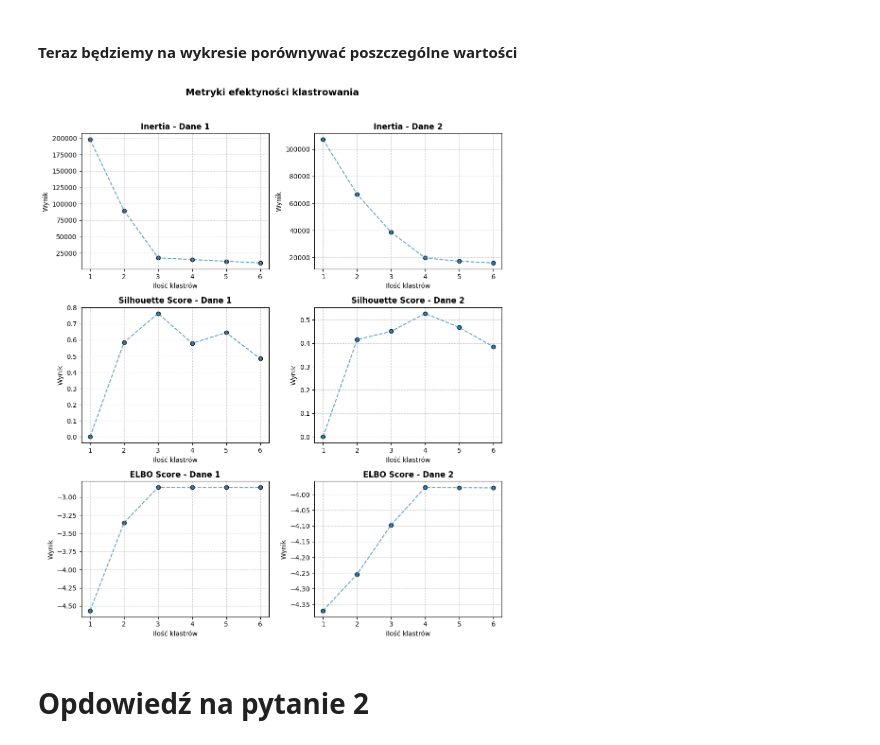
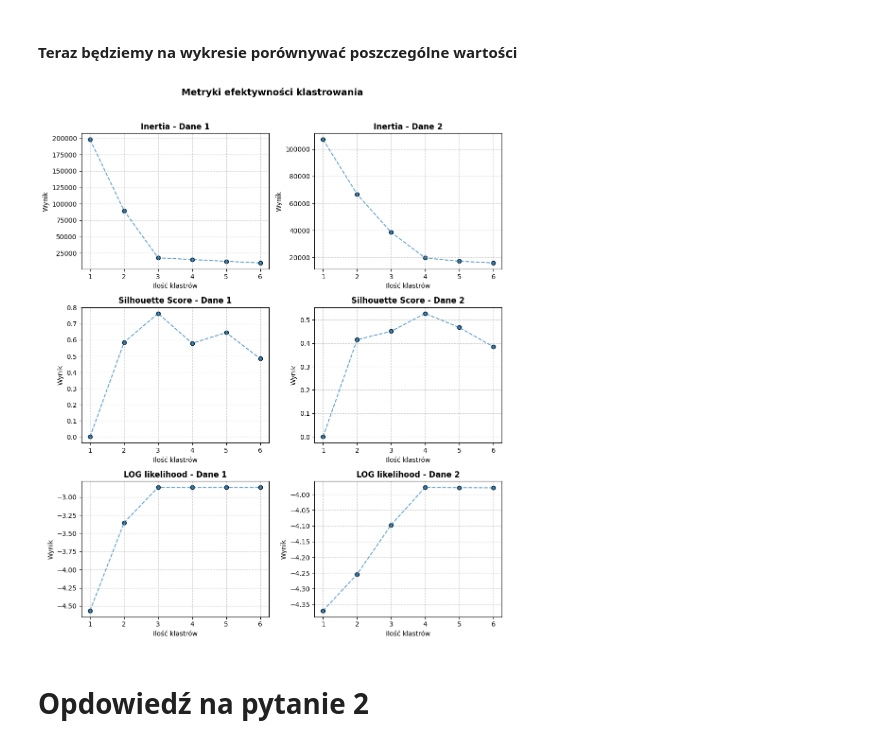
Before and after one commit to tomczj/ML24_25, a Jupyter notebook: 03_03_24/homework_2.ipynb, the cells around one changed output. Cells and saved outputs as stored; diff of their text form; code cells hidden in the pictures.

```diff
--- a/03_03_24/homework_2.ipynb
+++ b/03_03_24/homework_2.ipynb
@@ -195,29 +194,29 @@ def maximum_value_index(z):
 # %%
 fig, axs = plt.subplots(3, 2, figsize=(10, 12))
 
 titles = [
     "Inertia - Dane 1", "Inertia - Dane 2",
     "Silhouette Score - Dane 1", "Silhouette Score - Dane 2",
-    "ELBO Score - Dane 1", "ELBO Score - Dane 2"
+    "LOG likelihood - Dane 1", "LOG likelihood - Dane 2"
 ]
 
 data = [inertia[0, :], inertia[1, :],
         silh_score[0, :], silh_score[1, :],
         elbo_score[0, :], elbo_score[1, :]]
 
 for ax, title, values in zip(axs.flat, titles, data):
     ax.scatter(num_clusters, values, marker='o', color='tab:blue', edgecolors='black')
     ax.plot(num_clusters, values, linestyle='--', color='tab:blue', alpha=0.7)
     ax.set_title(title, fontsize=12, fontweight="bold")
     ax.set_xlabel("Ilość klastrów", fontsize=10)
     ax.set_ylabel("Wynik", fontsize=10)
     ax.grid(True, linestyle="--", alpha=0.6)
 
 plt.suptitle("Metryki efektywności klastrowania", fontsize=14, fontweight="bold")
 plt.tight_layout(rect=[0, 0, 1, 0.96])
 plt.show()
 # %% [output]
-[figure, old version]
+[figure, new version]
 # %% [markdown]
 # Opdowiedź na pytanie 2
 # %% [markdown]
```
Also changed, not shown: parts of 7 cells of this notebook, 1 other file.
